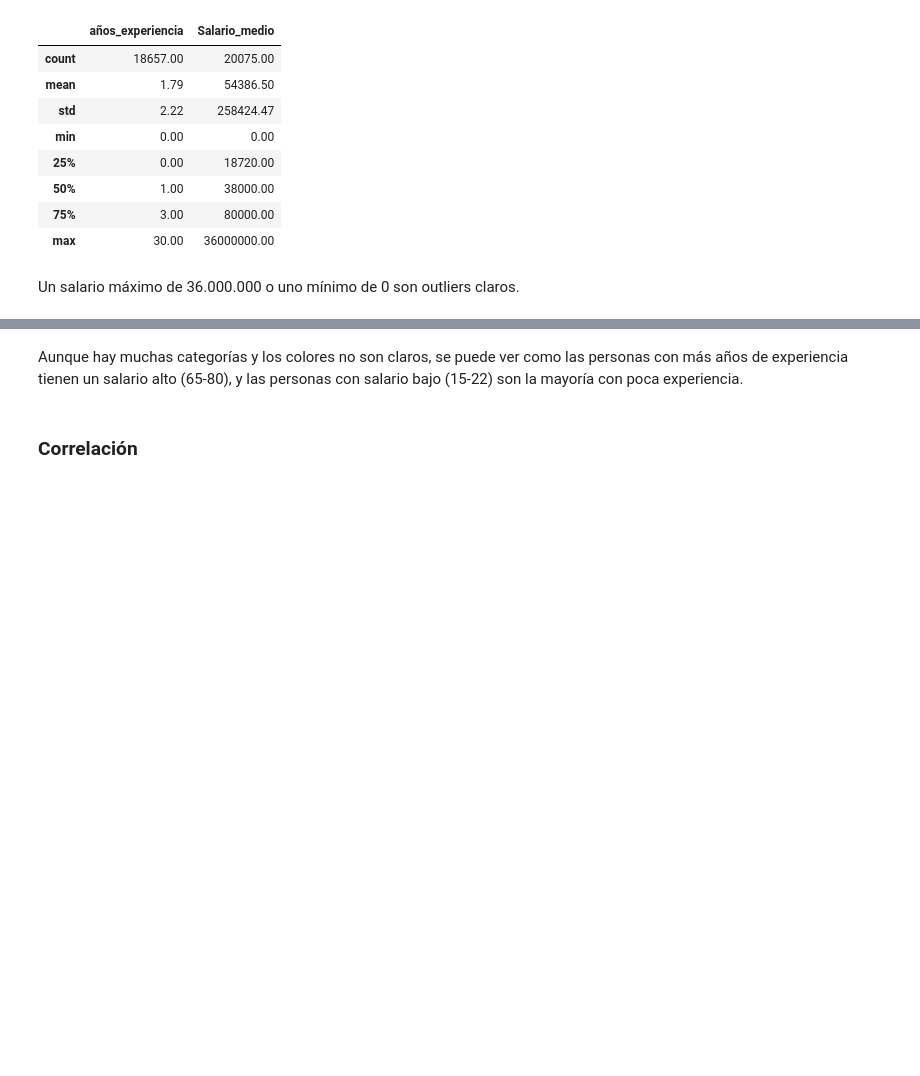
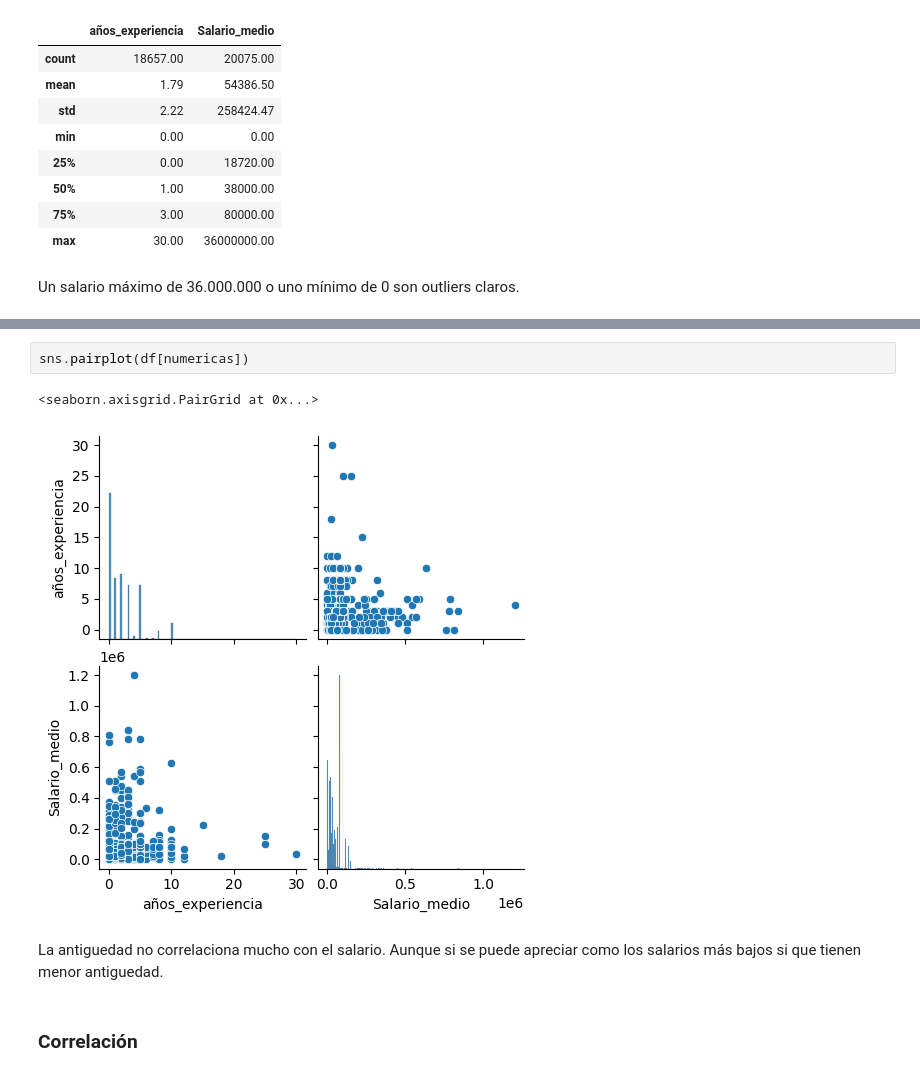
Before and after one commit to Ivan-0612/TFM_job_description_prediction, a Jupyter notebook: notebooks/05_EDA.ipynb, the cells around one changed output, grey strips where cells are left out. Cells and saved outputs as stored; diff of their text form; blank space fills up the shorter version.

```diff
--- a/notebooks/05_EDA.ipynb
+++ b/notebooks/05_EDA.ipynb
@@ -106,5 +89,10 @@ plt.show()
+# %%
+sns.pairplot(df[numericas])
+# %% [output]
+<seaborn.axisgrid.PairGrid at 0x...>
+[figure, added]
 # %% [markdown]
-Aunque hay muchas categorías y los colores no son claros, se puede ver como las personas con más años de experiencia tienen un salario alto (65-80), y las personas con salario bajo (15-22) son la mayoría con poca experiencia.
+La antiguedad no correlaciona mucho con el salario. Aunque si se puede apreciar como los salarios más bajos si que tienen menor antiguedad.
 # %% [markdown]
 ### Correlación
 # %%
```
Also changed, not shown: parts of 29 cells of this notebook.
